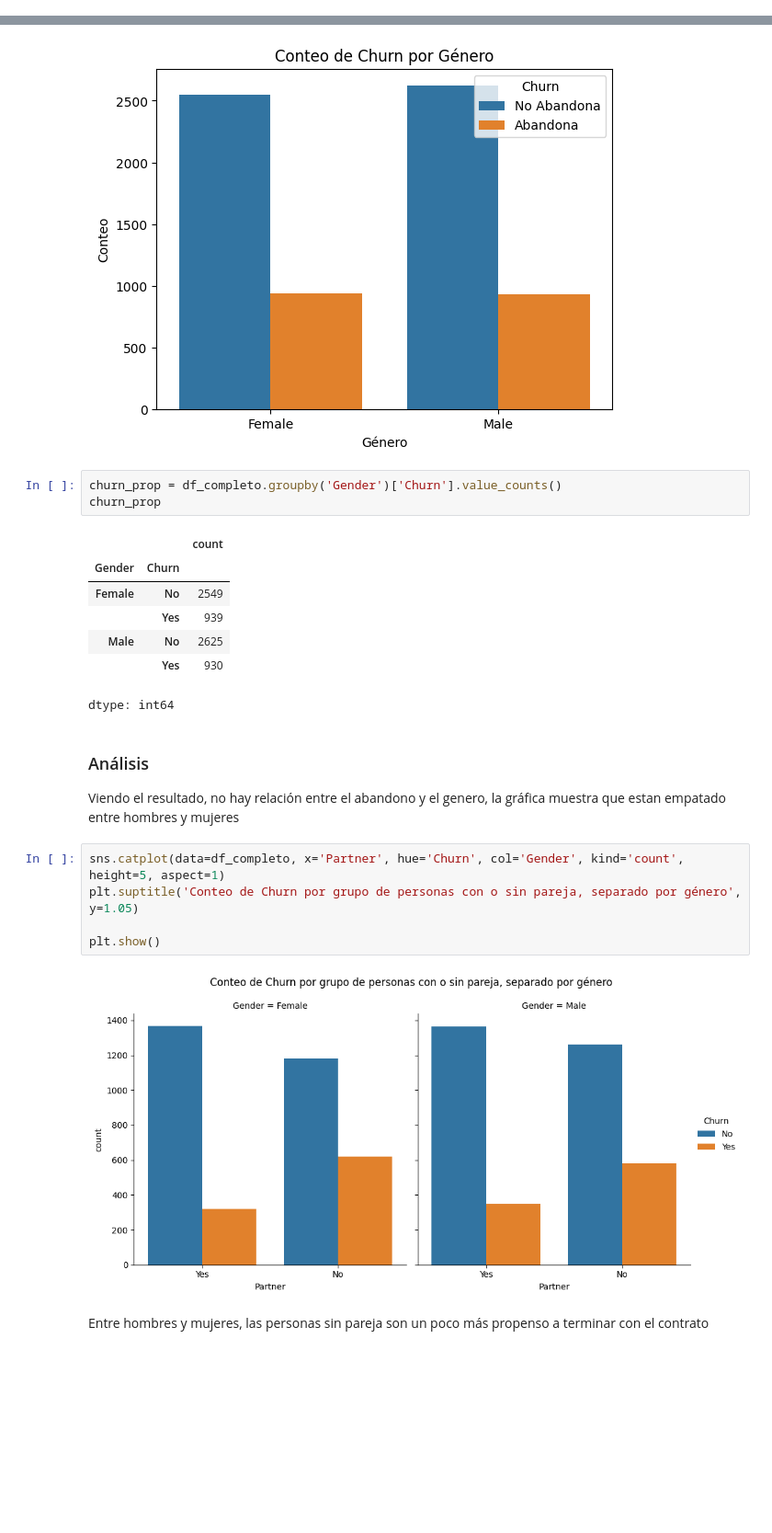
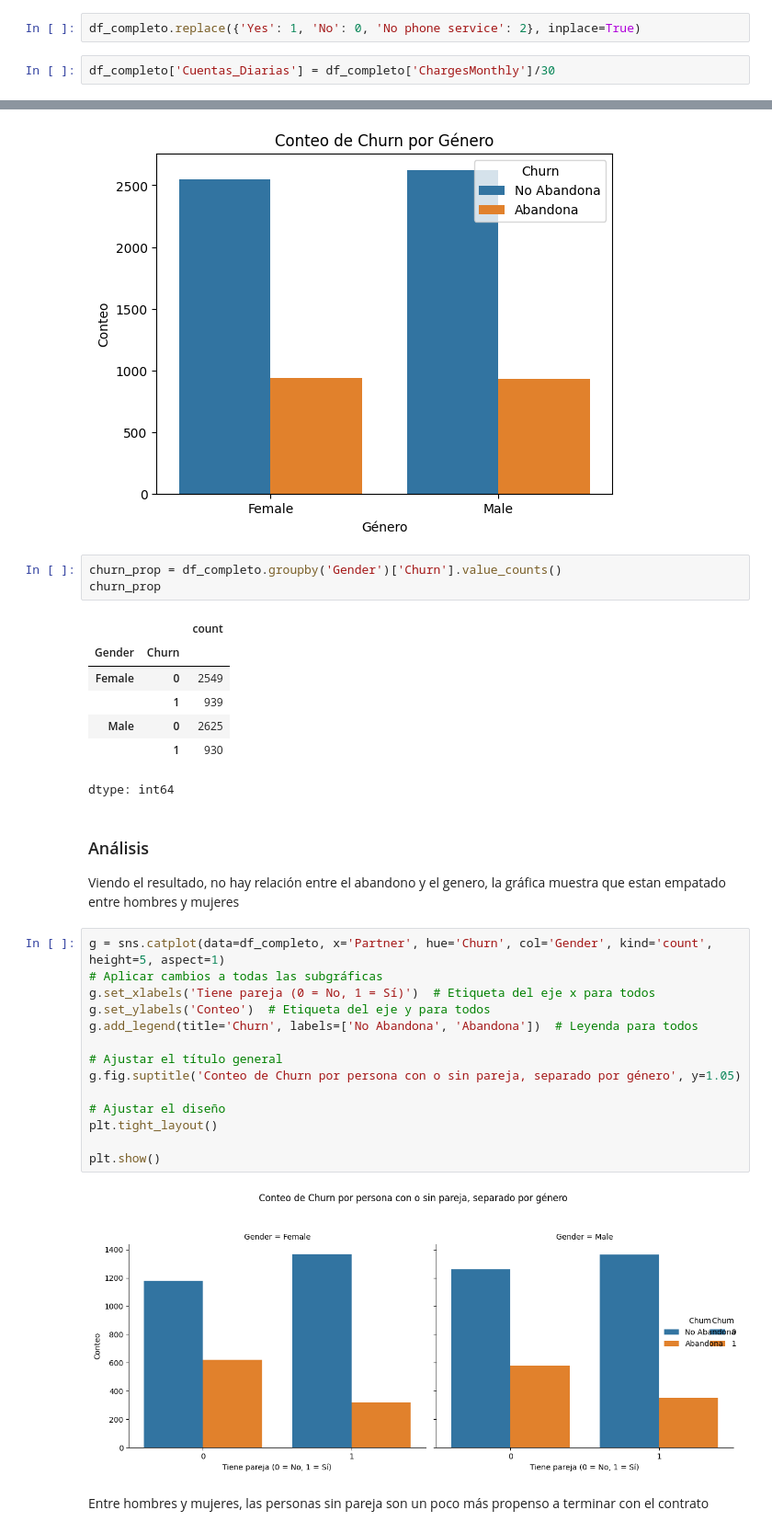
Before and after one commit to Cristiand056/Alura_Teleconx_LATAM, a Jupyter notebook: TelecomX_LATAM.ipynb, the cells around one changed output, grey strips where cells are left out. Shown at 92% size. Cells and saved outputs as stored; diff of their text form; blank space fills up the shorter version.

```diff
--- a/TelecomX_LATAM.ipynb
+++ b/TelecomX_LATAM.ipynb
@@ -165,3 +169,7 @@ df_completo = df_completo[df_completo['Churn'] != ''].reset_index(drop=True)
+# %%
+df_completo.replace({'Yes': 1, 'No': 0, 'No phone service': 2}, inplace=True)
+# %%
+df_completo['Cuentas_Diarias'] = df_completo['ChargesMonthly']/30
 # %%
 df_completo.tail()
 # %% [output]
@@ -192,21 +200,30 @@ churn_prop
 # %% [output]
 |  |  | count |
 | Gender | Churn |  |
-| Female | No | 2549 |
-|  | Yes | 939 |
-| Male | No | 2625 |
-|  | Yes | 930 |
+| Female | 0 | 2549 |
+|  | 1 | 939 |
+| Male | 0 | 2625 |
+|  | 1 | 930 |
 dtype: int64
 # %% [markdown]
 ### Análisis
 Viendo el resultado, no hay relación entre el abandono y el genero, la gráfica muestra que estan empatado entre hombres y mujeres
 # %%
-sns.catplot(data=df_completo, x='Partner', hue='Churn', col='Gender', kind='count', height=5, aspect=1)
-plt.suptitle('Conteo de Churn por grupo de personas con o sin pareja, separado por género', y=1.05)
+g = sns.catplot(data=df_completo, x='Partner', hue='Churn', col='Gender', kind='count', height=5, aspect=1)
+# Aplicar cambios a todas las subgráficas
+g.set_xlabels('Tiene pareja (0 = No, 1 = Sí)')  # Etiqueta del eje x para todos
+g.set_ylabels('Conteo')  # Etiqueta del eje y para todos
+g.add_legend(title='Churn', labels=['No Abandona', 'Abandona'])  # Leyenda para todos
+
+# Ajustar el título general
+g.fig.suptitle('Conteo de Churn por persona con o sin pareja, separado por género', y=1.05)
+
+# Ajustar el diseño
+plt.tight_layout()
 
 plt.show()
 # %% [output]
-[figure, old version]
+[figure, new version]
 # %% [markdown]
 Entre hombres y mujeres, las personas sin pareja son un poco más propenso a terminar con el contrato
 # %%
```
Also changed, not shown: parts of 4 cells of this notebook.
